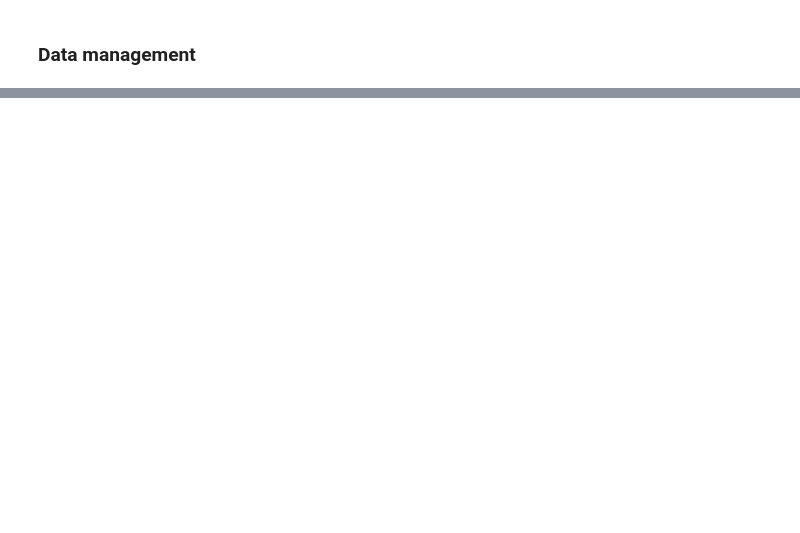
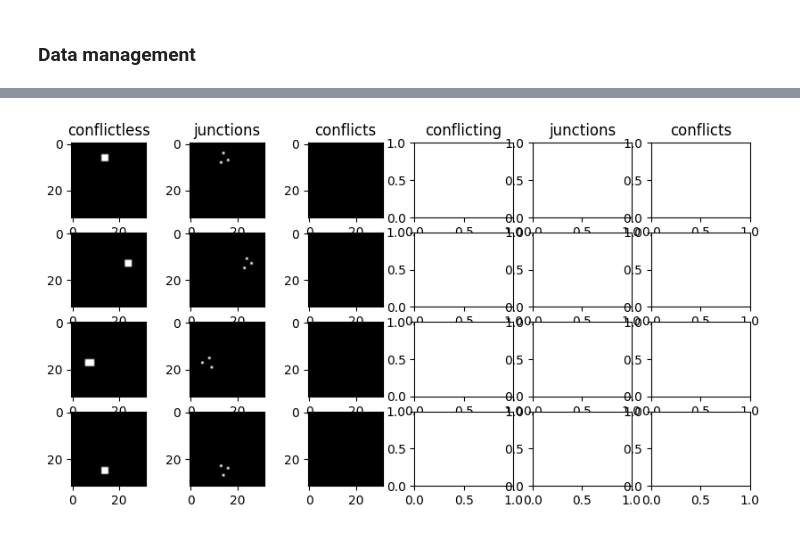
Before and after one commit to CRoadA/CRoadA, a Jupyter notebook: main.ipynb, the cells around one changed output, grey strips where cells are left out. Cells and saved outputs as stored; diff of their text form; code cells hidden in the pictures; blank space fills up the shorter version.

```diff
--- a/main.ipynb
+++ b/main.ipynb
@@ -80,0 +207,4 @@ GridFileMetadata(version=1, rows_number=2000, columns_number=2000, upper_left_lo
+# %%
+show_crossroads(height, width, conflictless_crossroads, conflicting_crossroads)
+# %% [output]
+[figure, added]
```
Also changed, not shown: parts of 13 cells of this notebook, 8 other files.
